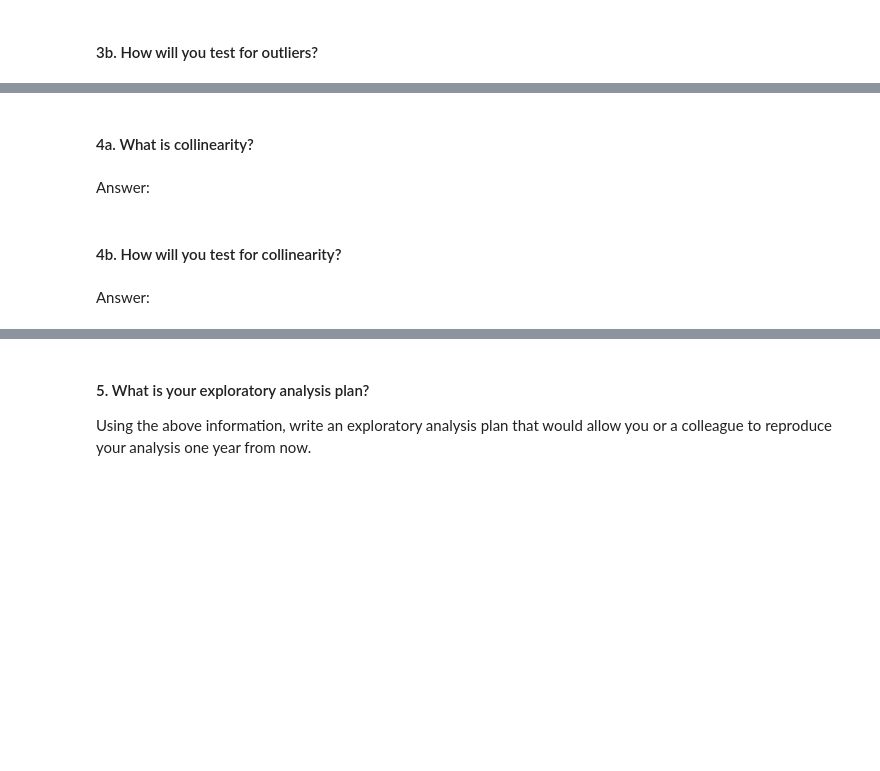
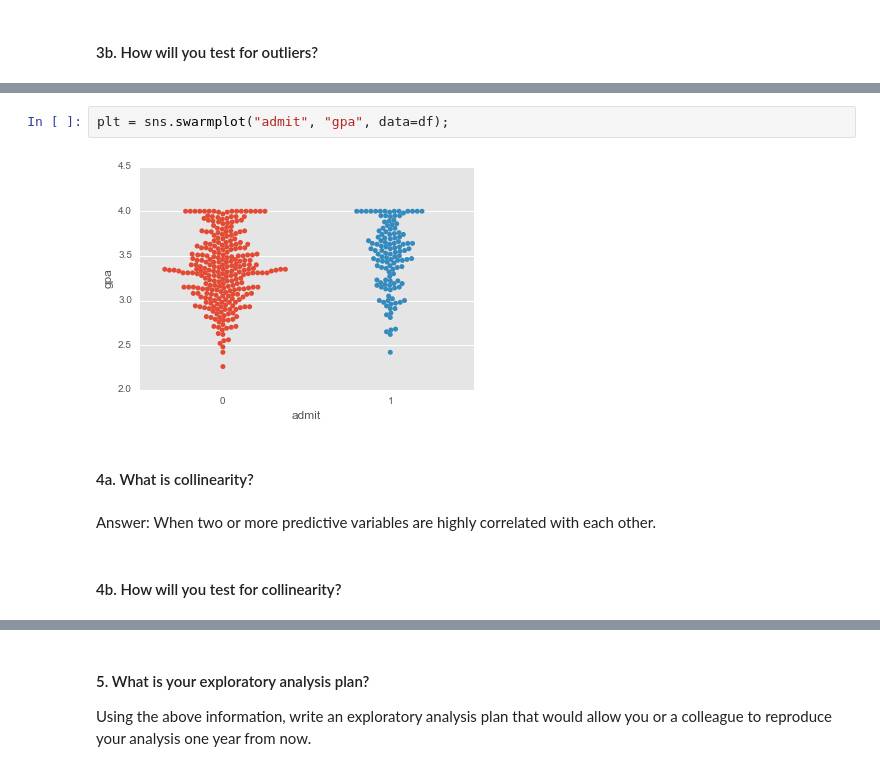
Before and after one commit to nicolairobles/DAT-NYC-37, a Jupyter notebook: MY_REPO/projects/unit-projects/project-1/starter-code/project1-starter.ipynb, the cells around one changed output, grey strips where cells are left out. Drawn from its saved outputs; the diff is of its cells as text; blank space fills up the shorter version.

```diff
--- a/MY_REPO/projects/unit-projects/project-1/starter-code/project1-starter.ipynb
+++ b/MY_REPO/projects/unit-projects/project-1/starter-code/project1-starter.ipynb
@@ -104,8 +118,10 @@ Answer:
+# %%
+plt = sns.swarmplot("admit", "gpa", data=df);
+# %% [output]
+[figure, added]
 # %% [markdown]
 #### 4a. What is collinearity?
-# %% [markdown]
-Answer:
+# %% [markdown]
+Answer: When two or more predictive variables are highly correlated with each other.
 # %% [markdown]
 #### 4b. How will you test for collinearity?
-# %% [markdown]
-Answer:
```
Also changed, not shown: parts of 18 cells of this notebook, 12 other files.
